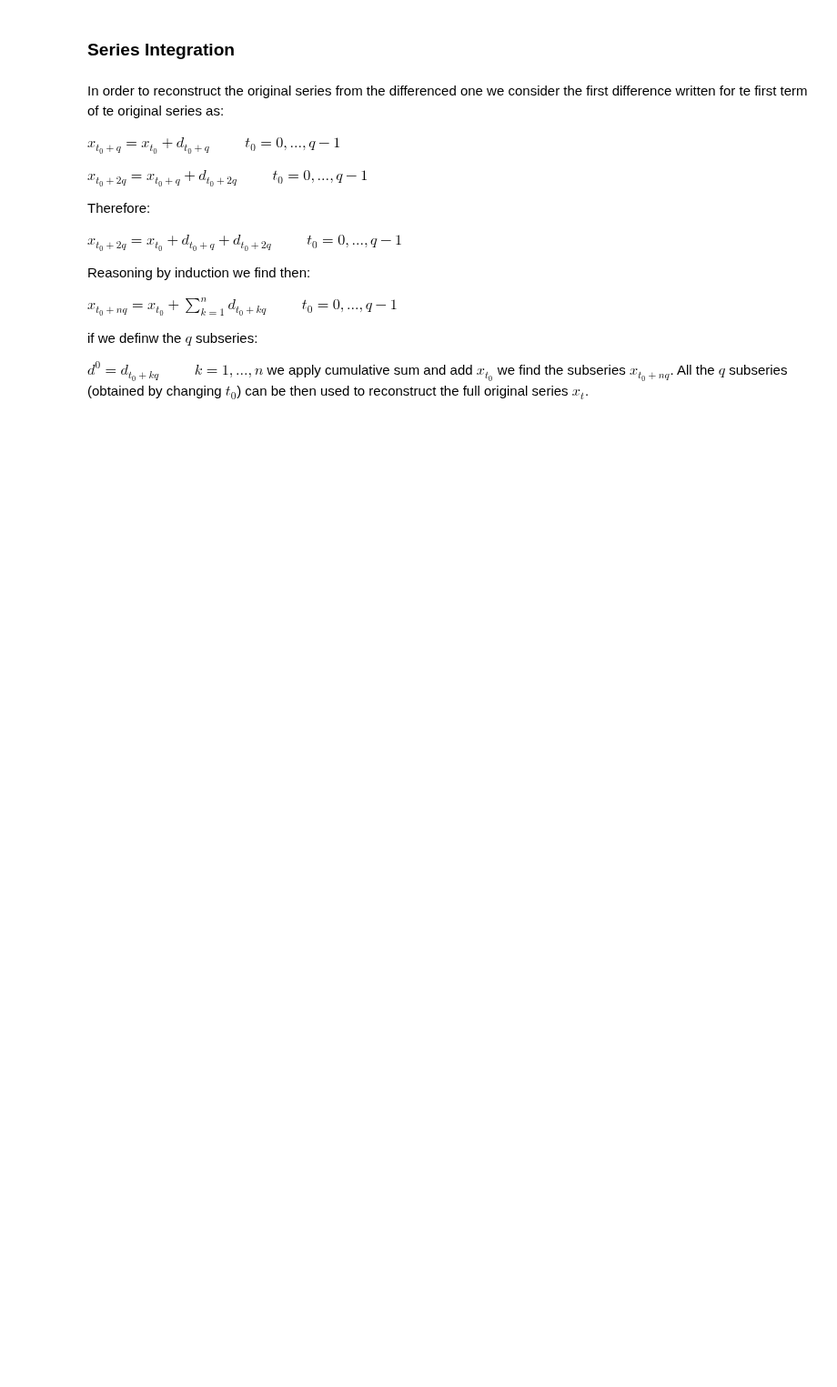
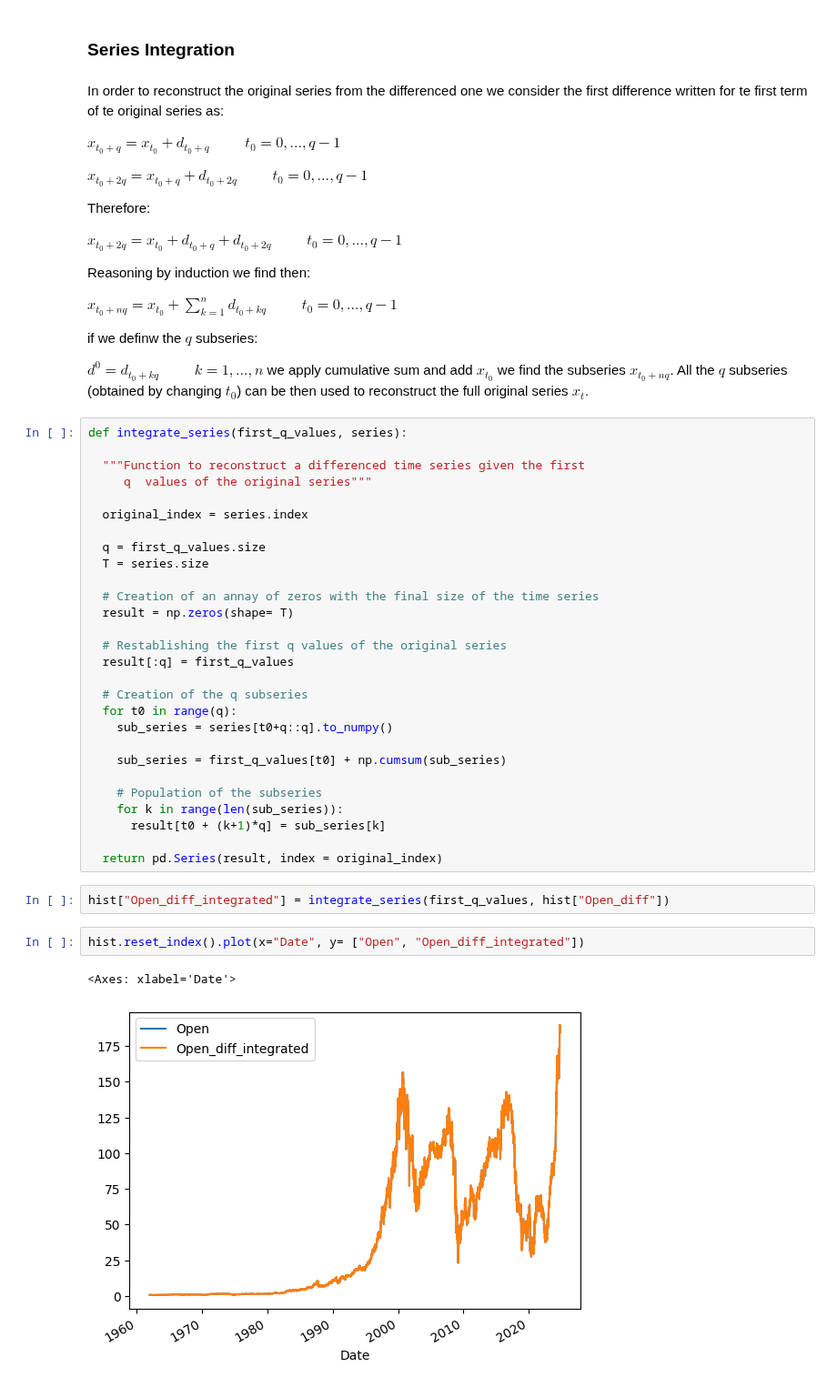
Before and after one commit to Aerospace87/ML-projects, a Jupyter notebook: tensorflow/Time_Series.ipynb, the cells around one changed output. Shown at 91% size. Drawn from its saved outputs; the diff is of its cells as text; blank space fills up the shorter version.

```diff
--- a/tensorflow/Time_Series.ipynb
+++ b/tensorflow/Time_Series.ipynb
@@ -194,3 +194,38 @@ $x_{t_0+nq}=  x_{t_0} + \sum_{k=1}^n d_{t_0+kq}  \hspace{1cm} t_0=0, ...,q-1$
 if we definw the $q$ subseries:
 
 $d^0 = d_{t_0 + kq}  \hspace{1cm} k=1,...,n$ we apply cumulative sum and add $x_{t_0}$ we find the subseries $x_{t_0+nq}$. All the $q$ subseries (obtained by changing $t_0$) can be then used to reconstruct the full original series $x_t$.
+# %%
+def integrate_series(first_q_values, series):
+
+  """Function to reconstruct a differenced time series given the first
+     q  values of the original series"""
+
+  original_index = series.index
+
+  q = first_q_values.size
+  T = series.size
+
+  # Creation of an annay of zeros with the final size of the time series
+  result = np.zeros(shape= T)
+
+  # Restablishing the first q values of the original series
+  result[:q] = first_q_values
+
+  # Creation of the q subseries
+  for t0 in range(q):
+    sub_series = series[t0+q::q].to_numpy()
+
+    sub_series = first_q_values[t0] + np.cumsum(sub_series)
+
+    # Population of the subseries
+    for k in range(len(sub_series)):
+      result[t0 + (k+1)*q] = sub_series[k]
+
+  return pd.Series(result, index = original_index)
+# %%
+hist["Open_diff_integrated"] = integrate_series(first_q_values, hist["Open_diff"])
+# %%
+hist.reset_index().plot(x="Date", y= ["Open", "Open_diff_integrated"])
+# %% [output]
+<Axes: xlabel='Date'>
+[figure, added]
```
Also changed, not shown: parts of 6 cells of this notebook.
